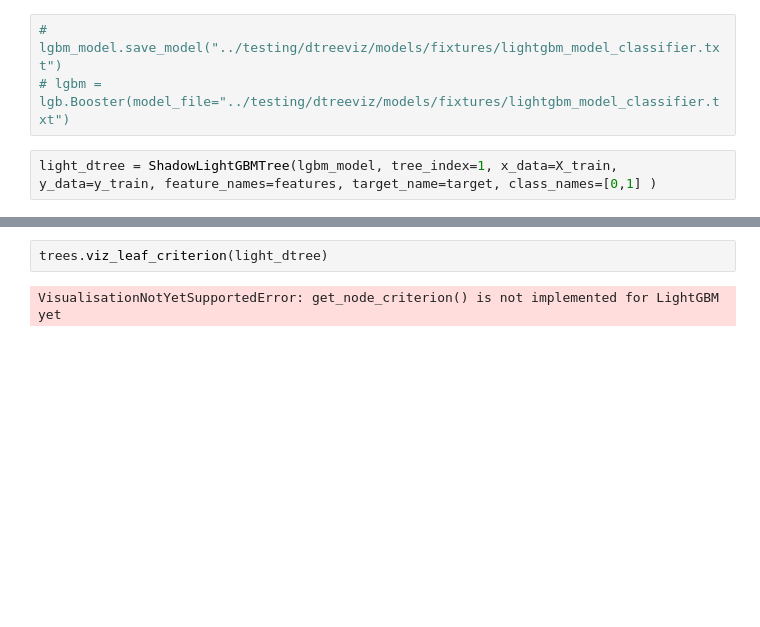
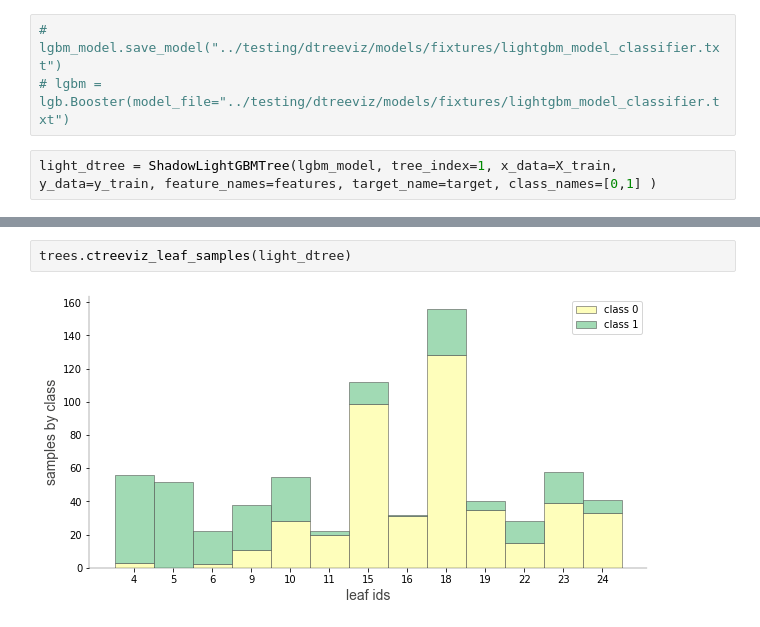
Before and after one commit to parrt/dtreeviz, a Jupyter notebook: notebooks/dtreeviz_lightgbm_visualisations.ipynb, the cells around one changed output, grey strips where cells are left out. Cells and saved outputs as stored; diff of their text form; blank space fills up the shorter version.

```diff
--- a/notebooks/dtreeviz_lightgbm_visualisations.ipynb
+++ b/notebooks/dtreeviz_lightgbm_visualisations.ipynb
@@ -312,4 +134,4 @@ trees.viz_leaf_samples(light_dtree)
 # %%
-trees.viz_leaf_criterion(light_dtree)
+trees.ctreeviz_leaf_samples(light_dtree)
 # %% [output]
-VisualisationNotYetSupportedError: get_node_criterion() is not implemented for LightGBM yet
+[figure, added]
```
Also changed, not shown: parts of 58 cells of this notebook, 2 other files.
